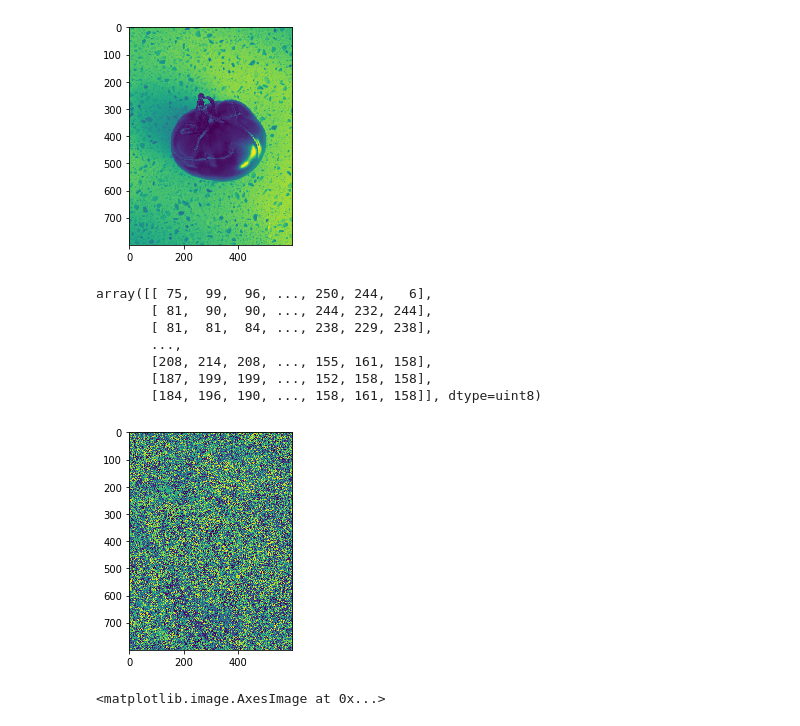
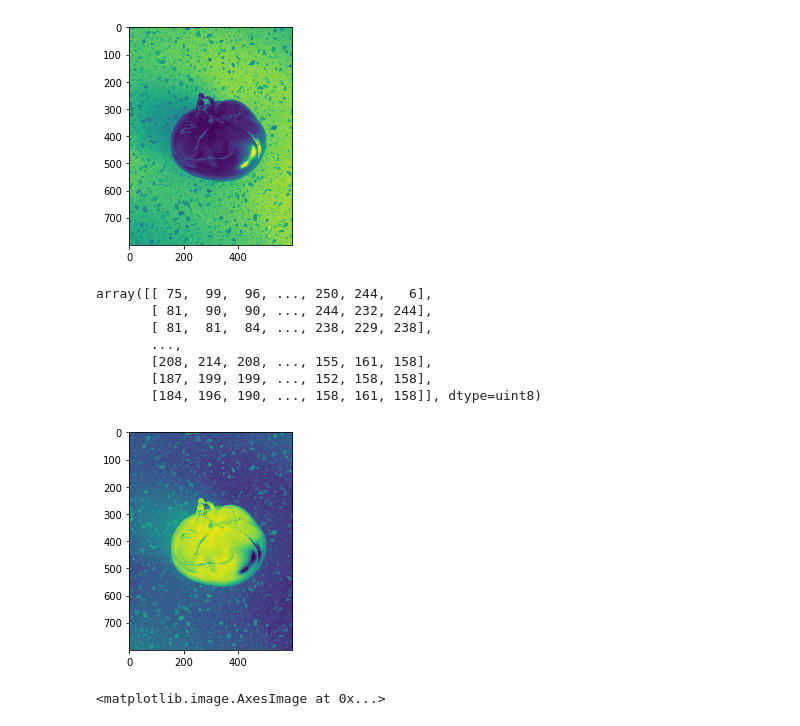
Before and after one commit to tweeraratne/problem-solving, a Jupyter notebook: Code_to_convert_RGB_image_to_Grayscale.ipynb, the cells around one changed output. Drawn from its saved outputs; the diff is of its cells as text; code cells hidden in the pictures.

Commit message:
more research on image channel manipulation

```diff
--- a/Code_to_convert_RGB_image_to_Grayscale.ipynb
+++ b/Code_to_convert_RGB_image_to_Grayscale.ipynb
@@ -158,17 +158,17 @@ array([[192, 200, 199, ..., 165, 163, 169],
        [145, 149, 147, ..., 218, 219, 218]], dtype=uint8)
 [figure]
 # %%
-plt.imshow(color_img_copy3[:,:,0] * color_img_copy3[:,:,1] * color_img_copy3[:,:,2])
+plt.imshow(color_img_copy3[:,:,0] / color_img_copy3[:,:,1] - color_img_copy3[:,:,2])
 color_img_copy3[:,:,0] + color_img_copy3[:,:,1] + color_img_copy3[:,:,2]
 # %% [output]
 array([[ 75,  99,  96, ..., 250, 244,   6],
        [ 81,  90,  90, ..., 244, 232, 244],
        [ 81,  81,  84, ..., 238, 229, 238],
        ...,
        [208, 214, 208, ..., 155, 161, 158],
        [187, 199, 199, ..., 152, 158, 158],
        [184, 196, 190, ..., 158, 161, 158]], dtype=uint8)
-[figure, old version]
+[figure, new version]
 # %%
 plt.imshow(color_img_copy3[400:450,400:450,1]-color_img_copy3[400:450,400:450,0])
 # %% [output]
```
